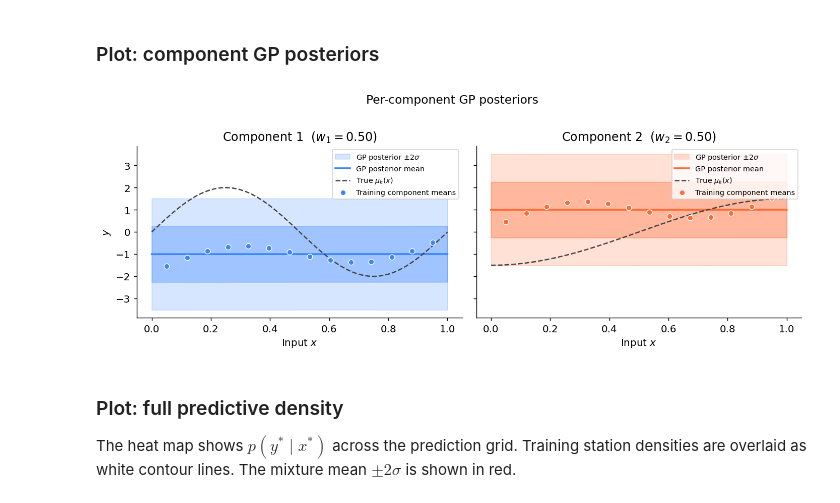
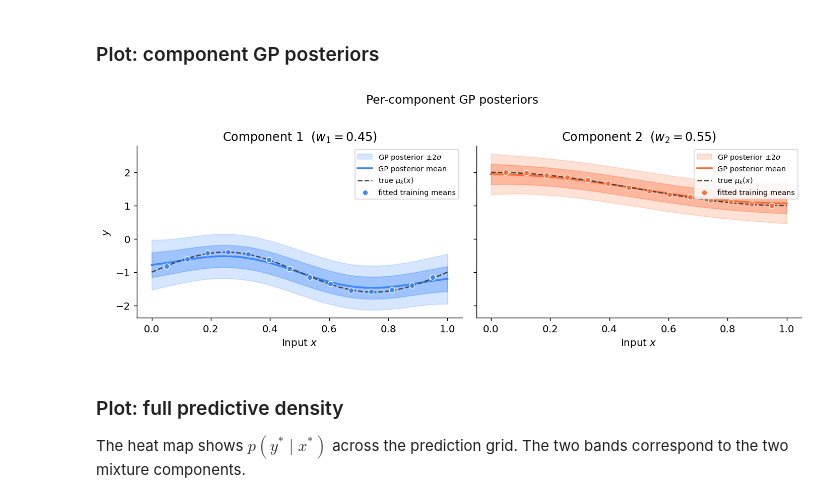
Before and after one commit to lbl-camera/fvGP, a Jupyter notebook: examples/ggmp_1d_demo.ipynb, the cells around one changed output. Cells and saved outputs as stored; diff of their text form; code cells hidden in the pictures.

```diff
--- a/examples/ggmp_1d_demo.ipynb
+++ b/examples/ggmp_1d_demo.ipynb
@@ -142,16 +195,16 @@ Initialized 2 component GPs over 14 stations.
 # %%
 synced_hps = g.train(
-    method="global",
-    max_iter=2000,
+    method="local",
+    max_iter=300,
     train_weights=True,
     weight_method="density",
-    weight_max_iter=3000,
+    weight_max_iter=300,
 )
 
 learned_weights = np.array([g.likelihoods[k].weight for k in range(K)])
 print("\nTrained hyperparameters:")
 for k, hps in enumerate(synced_hps):
-    print(f"  Component {k+1}: signal_var={hps[0]:.3f}  length_scale={hps[1]:.3f}  mean={hps[2]:.3f}")
+    print(f"  Component {k+1}: signal_var={hps[0]:.3f}  length_scale={hps[1]:.3f}  prior_mean={hps[2]:.3f}")
 print(f"\nLearned weights: {learned_weights}  (true: {w_true})")
 # %% [output]
 Trained hyperparameters:
@@ -168,27 +221,22 @@ We evaluate the posterior at `x_pred`, a fine grid over $[0, 1]$.  For each pred
 - the **mixture variance** via the law of total variance
 - the **full predictive density** $p(y^* \mid x^*) = \sum_k w_k\, \mathcal{N}(y^* \mid \mu_k(x^*),\, \nu_k(x^*) + \bar{s}_k^2)$
 # %%
-# ── Mixture mean and variance ─────────────────────────────────────────────────
-mix_mean = g.posterior_mean(x_pred)        # (N_pred,)
-mix_var  = g.posterior_variance(x_pred)    # (N_pred,)
+mix_mean = g.posterior_mean(x_pred)
+mix_var  = g.posterior_variance(x_pred)
 mix_std  = np.sqrt(np.maximum(mix_var, 0))
 
-# ── Per-component GP posterior mean / variance ────────────────────────────────
 comp_means = np.stack(
     [g.gps[k].posterior_mean(x_pred)["m(x)"] for k in range(K)], axis=0
-)  # (K, N_pred)
-
+)
 comp_vars = np.stack(
     [g.gps[k].posterior_covariance(x_pred, variance_only=True)["v(x)"] for k in range(K)], axis=0
-)  # (K, N_pred)
+)
 mean_noise = np.array([np.mean(g.likelihoods[k].variance) for k in range(K)])
-comp_stds  = np.sqrt(np.maximum(comp_vars + mean_noise[:, None], 0))  # (K, N_pred)
+comp_stds  = np.sqrt(np.maximum(comp_vars + mean_noise[:, None], 0))
 
-# ── Full predictive density on a y-grid ──────────────────────────────────────
-y_grid = np.linspace(-5.0, 5.0, 400)
+y_grid = np.linspace(-3.5, 3.5, 400)
 w_norm = learned_weights / learned_weights.sum()
 
-# pred_density[i, j] = p(y_grid[j] | x_pred[i])
 pred_density = np.zeros((N_pred, len(y_grid)))
 for k in range(K):
     for i in range(N_pred):
@@ -204,46 +252,42 @@ Prediction complete.
 # %%
 colors_k = [BLUE, ORANGE]
 x_plot   = x_pred[:, 0]
 x_train_plot = x_train[:, 0]
+true_funcs = [mu1, mu2]
 
 fig, axes = plt.subplots(1, K, figsize=(11, 4), sharey=True)
 
 for k, ax in enumerate(axes):
     mu_k  = comp_means[k]
     std_k = comp_stds[k]
     c = colors_k[k]
 
     ax.fill_between(x_plot, mu_k - 2*std_k, mu_k + 2*std_k,
                     alpha=0.20, color=c, label=r"GP posterior $\pm 2\sigma$")
     ax.fill_between(x_plot, mu_k - std_k, mu_k + std_k,
                     alpha=0.35, color=c)
     ax.plot(x_plot, mu_k, color=c, lw=2, label="GP posterior mean")
 
-    # True component mean for comparison
-    true_mu = mu1(x_pred) if k == 0 else mu2(x_pred)
-    ax.plot(x_plot, true_mu, "--", color="#444444", lw=1.4,
-            label="True $\\mu_k(x)$")
+    true_mu = true_funcs[k](x_pred)
+    ax.plot(x_plot, true_mu, "--", color="#444444", lw=1.4, label=r"true $\mu_k(x)$")
 
-    # Training data component means from likelihoods
-    train_comp_means = g.likelihoods[k].mean
-    ax.scatter(x_train_plot, train_comp_means, s=35, color=c,
+    ax.scatter(x_train_plot, fitted_means[k], s=35, color=c,
                edgecolors="white", linewidths=0.8, zorder=5,
-               label="Training component means")
+               label="fitted training means")
 
     ax.set_xlabel("Input $x$")
-    ax.set_ylabel("$y$" if k == 0 else "")
+    if k == 0: ax.set_ylabel("$y$")
     ax.set_title(f"Component {k+1}  ($w_{k+1} = {w_norm[k]:.2f}$)")
     ax.legend(fontsize=8, loc="upper right")
 
 fig.suptitle("Per-component GP posteriors", fontsize=13, y=1.01)
-plt.tight_layout()
-plt.show()
+plt.tight_layout(); plt.show()
 # %% [output]
-[figure, old version]
+[figure, new version]
 # %% [markdown]
 ### Plot: full predictive density
 
-The heat map shows $p(y^* \mid x^*)$ across the prediction grid.  Training station densities are overlaid as white contour lines.  The mixture mean $\pm 2\sigma$ is shown in red.
+The heat map shows $p(y^* \mid x^*)$ across the prediction grid.  The two bands correspond to the two mixture components.
 # %%
 fig, ax = plt.subplots(figsize=(10, 5))
 
```
Also changed, not shown: parts of 19 cells of this notebook.
